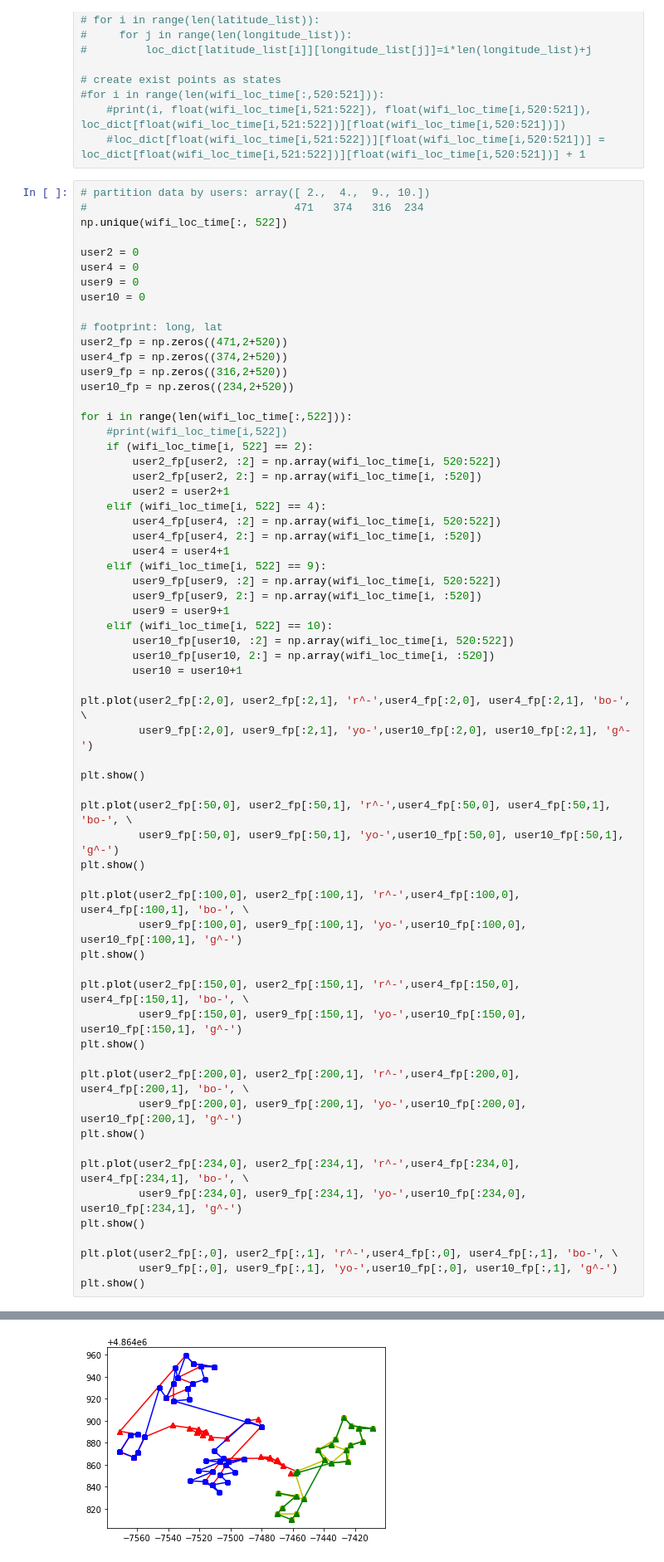
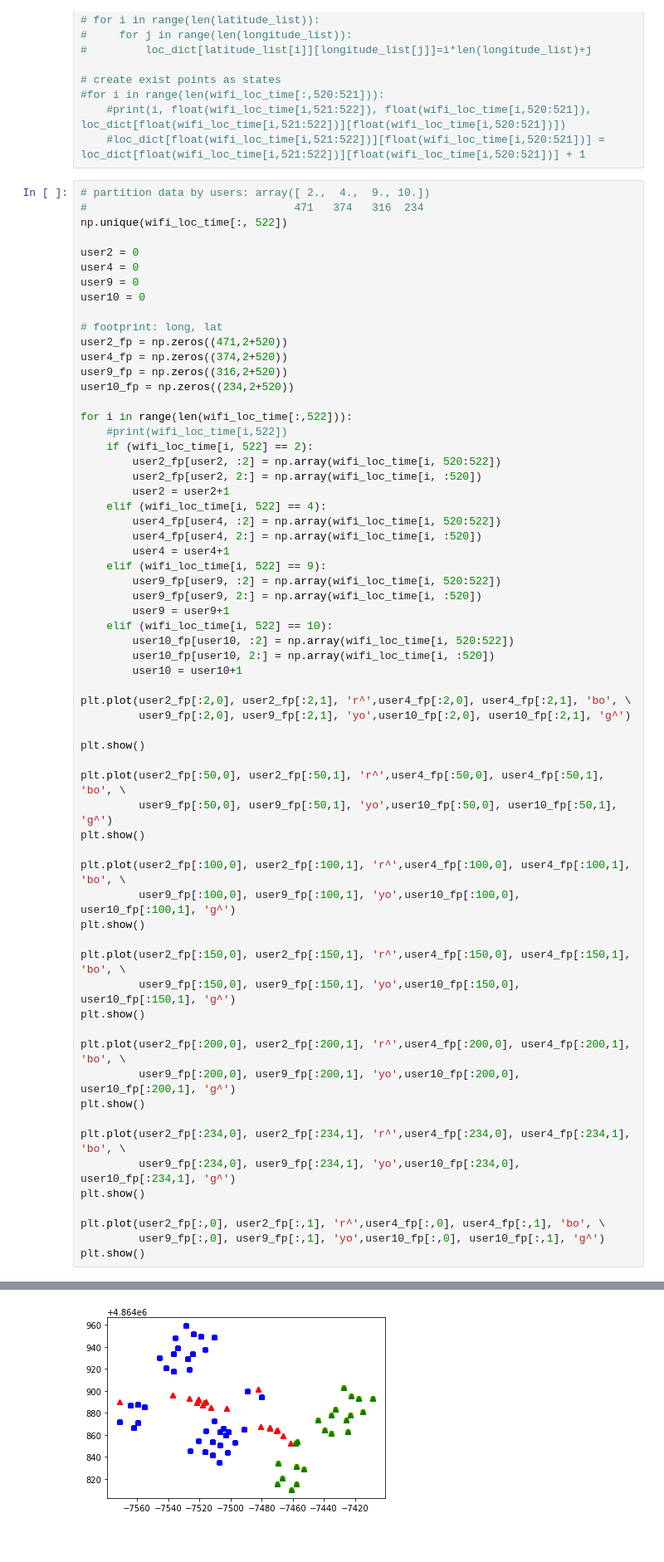
Before and after one commit to heathcliffYang/CRF, a Jupyter notebook: CRF_for_U.ipynb, the cells around one changed output, grey strips where cells are left out. Shown at 83% size. Cells and saved outputs as stored; diff of their text form.

```diff
--- a/CRF_for_U.ipynb
+++ b/CRF_for_U.ipynb
@@ -118,33 +118,33 @@ for i in range(len(wifi_loc_time[:,522])):
         user10_fp[user10, 2:] = np.array(wifi_loc_time[i, :520])
         user10 = user10+1
 
-plt.plot(user2_fp[:2,0], user2_fp[:2,1], 'r^-',user4_fp[:2,0], user4_fp[:2,1], 'bo-', \
-         user9_fp[:2,0], user9_fp[:2,1], 'yo-',user10_fp[:2,0], user10_fp[:2,1], 'g^-')
+plt.plot(user2_fp[:2,0], user2_fp[:2,1], 'r^',user4_fp[:2,0], user4_fp[:2,1], 'bo', \
+         user9_fp[:2,0], user9_fp[:2,1], 'yo',user10_fp[:2,0], user10_fp[:2,1], 'g^')
 
 plt.show()
 
-plt.plot(user2_fp[:50,0], user2_fp[:50,1], 'r^-',user4_fp[:50,0], user4_fp[:50,1], 'bo-', \
-         user9_fp[:50,0], user9_fp[:50,1], 'yo-',user10_fp[:50,0], user10_fp[:50,1], 'g^-')
+plt.plot(user2_fp[:50,0], user2_fp[:50,1], 'r^',user4_fp[:50,0], user4_fp[:50,1], 'bo', \
+         user9_fp[:50,0], user9_fp[:50,1], 'yo',user10_fp[:50,0], user10_fp[:50,1], 'g^')
 plt.show()
 
-plt.plot(user2_fp[:100,0], user2_fp[:100,1], 'r^-',user4_fp[:100,0], user4_fp[:100,1], 'bo-', \
-         user9_fp[:100,0], user9_fp[:100,1], 'yo-',user10_fp[:100,0], user10_fp[:100,1], 'g^-')
+plt.plot(user2_fp[:100,0], user2_fp[:100,1], 'r^',user4_fp[:100,0], user4_fp[:100,1], 'bo', \
+         user9_fp[:100,0], user9_fp[:100,1], 'yo',user10_fp[:100,0], user10_fp[:100,1], 'g^')
 plt.show()
 
-plt.plot(user2_fp[:150,0], user2_fp[:150,1], 'r^-',user4_fp[:150,0], user4_fp[:150,1], 'bo-', \
-         user9_fp[:150,0], user9_fp[:150,1], 'yo-',user10_fp[:150,0], user10_fp[:150,1], 'g^-')
+plt.plot(user2_fp[:150,0], user2_fp[:150,1], 'r^',user4_fp[:150,0], user4_fp[:150,1], 'bo', \
+         user9_fp[:150,0], user9_fp[:150,1], 'yo',user10_fp[:150,0], user10_fp[:150,1], 'g^')
 plt.show()
 
-plt.plot(user2_fp[:200,0], user2_fp[:200,1], 'r^-',user4_fp[:200,0], user4_fp[:200,1], 'bo-', \
-         user9_fp[:200,0], user9_fp[:200,1], 'yo-',user10_fp[:200,0], user10_fp[:200,1], 'g^-')
+plt.plot(user2_fp[:200,0], user2_fp[:200,1], 'r^',user4_fp[:200,0], user4_fp[:200,1], 'bo', \
+         user9_fp[:200,0], user9_fp[:200,1], 'yo',user10_fp[:200,0], user10_fp[:200,1], 'g^')
 plt.show()
 
-plt.plot(user2_fp[:234,0], user2_fp[:234,1], 'r^-',user4_fp[:234,0], user4_fp[:234,1], 'bo-', \
-         user9_fp[:234,0], user9_fp[:234,1], 'yo-',user10_fp[:234,0], user10_fp[:234,1], 'g^-')
+plt.plot(user2_fp[:234,0], user2_fp[:234,1], 'r^',user4_fp[:234,0], user4_fp[:234,1], 'bo', \
+         user9_fp[:234,0], user9_fp[:234,1], 'yo',user10_fp[:234,0], user10_fp[:234,1], 'g^')
 plt.show()
 
-plt.plot(user2_fp[:,0], user2_fp[:,1], 'r^-',user4_fp[:,0], user4_fp[:,1], 'bo-', \
-         user9_fp[:,0], user9_fp[:,1], 'yo-',user10_fp[:,0], user10_fp[:,1], 'g^-')
+plt.plot(user2_fp[:,0], user2_fp[:,1], 'r^',user4_fp[:,0], user4_fp[:,1], 'bo', \
+         user9_fp[:,0], user9_fp[:,1], 'yo',user10_fp[:,0], user10_fp[:,1], 'g^')
 plt.show()
 # %% [output]
 [figure]
@@ -156,4 +156,4 @@ plt.show()
-[figure, old version]
+[figure, new version]
 # %%
 # small container
 batch_num = 5
```
Also changed, not shown: parts of 9 cells of this notebook, 2 other files.
